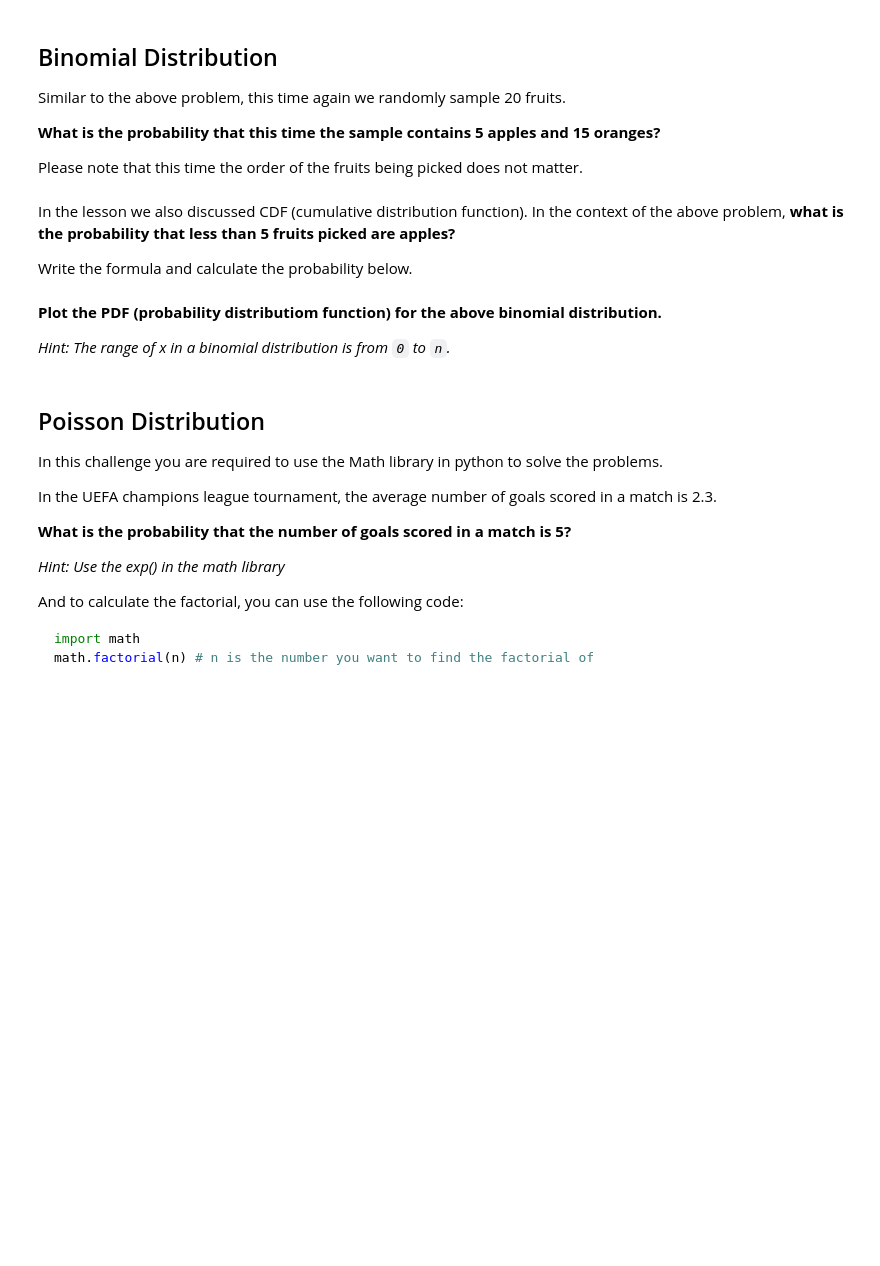
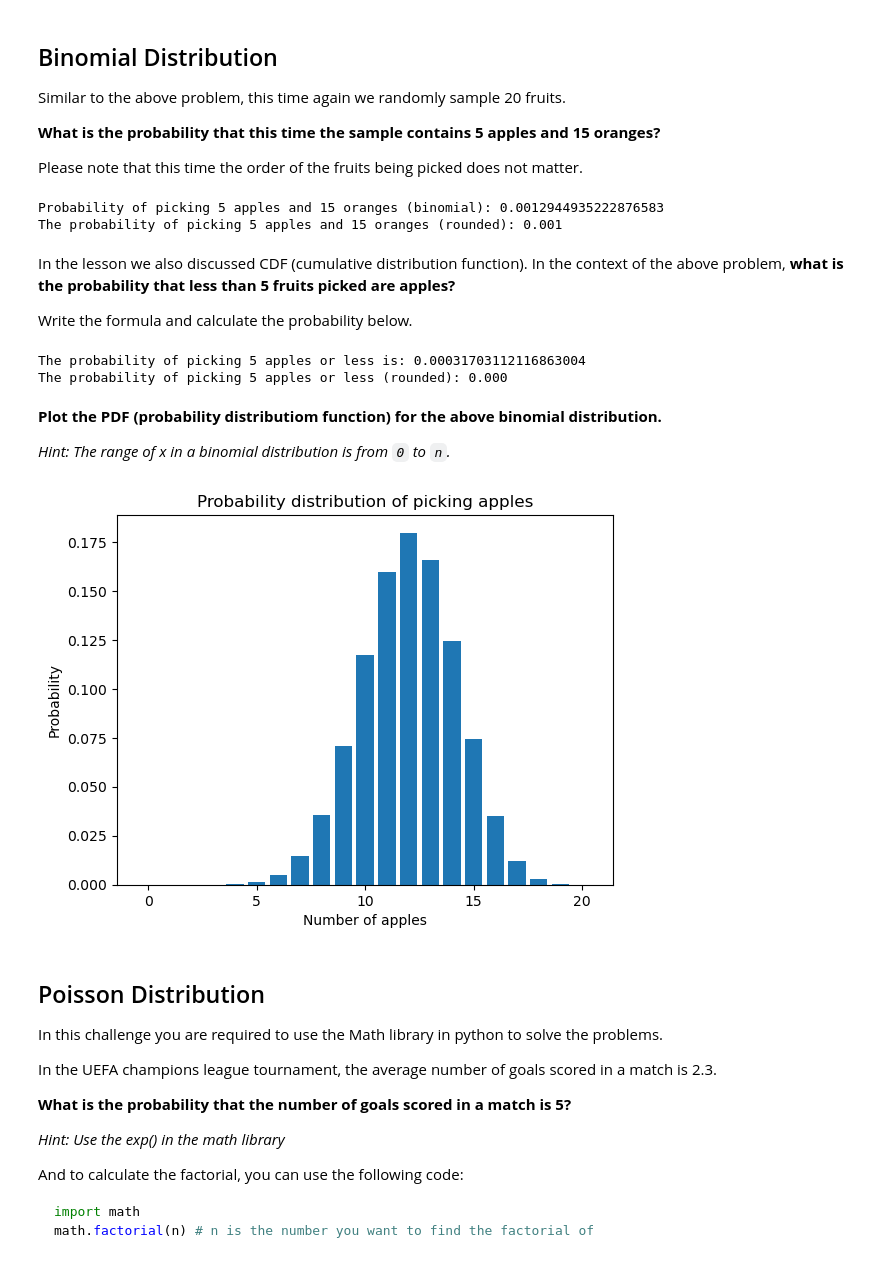
Before and after one commit to ironhack-labs/lab-discrete-probability-distributions-en, a Jupyter notebook: your-code/main.ipynb, the cells around one changed output. Drawn from its saved outputs; the diff is of its cells as text; code cells hidden in the pictures; blank space fills up the shorter version.

```diff
--- a/your-code/main.ipynb
+++ b/your-code/main.ipynb
@@ -30,6 +30,8 @@ Calculate:
 p = probability that the fruit is an apple
 q = probability that the fruit is an orange
 """
+p = 60/100
+q = 40/100
 # %% [markdown]
 Now we take a random sample of 20 fruits from the basket. After each fruit is taken, a new fruit of the same type is replaced in the basket. Therefore, every time we are taking 1 fruit from 100 fruits.
 
@@ -55,3 +63,18 @@ Please note that this time the order of the fruits being picked does not matter.
+# %%
+# your solution here
+
+
+# Parameters for binomial distribution
+n = 20  # Total number of fruits
+k = 5   # Number of apples in the sample
+
+# Binomial probability using scipy
+binom_prob = stats.binom.pmf(k, n, p)
+print(f"Probability of picking 5 apples and 15 oranges (binomial): {binom_prob}")
+print(f"The probability of picking 5 apples and 15 oranges (rounded): {binom_prob:.3f}")
+# %% [output]
+Probability of picking 5 apples and 15 oranges (binomial): 0.0012944935222876583
+The probability of picking 5 apples and 15 oranges (rounded): 0.001
 # %% [markdown]
 In the lesson we also discussed CDF (cumulative distribution function). In the context of the above problem, **what is the probability that less than 5 fruits picked are apples?**
 
@@ -61,3 +82,11 @@ Write the formula and calculate the probability below.
+# %%
+# your code here
+cdf = stats.binom.cdf(4, n, p)
+print(f"The probability of picking 5 apples or less is: {cdf}")
+print(f"The probability of picking 5 apples or less (rounded): {cdf:.3f}")
+# %% [output]
+The probability of picking 5 apples or less is: 0.00031703112116863004
+The probability of picking 5 apples or less (rounded): 0.000
 # %% [markdown]
 **Plot the PDF (probability distributiom function) for the above binomial distribution.**
 
@@ -65,6 +94,14 @@ Write the formula and calculate the probability below.
 # %%
 # your code here
 # Please label the axes and give a title to the plot
+x = np.arange(0, n+1)
+plt.bar(x, stats.binom.pmf(x, n, p))
+plt.xlabel('Number of apples')
+plt.ylabel('Probability')
+plt.title('Probability distribution of picking apples')
+plt.show()
+# %% [output]
+[figure, added]
 # %% [markdown]
 ## Poisson Distribution
 
```
Also changed, not shown: parts of 8 cells of this notebook.
